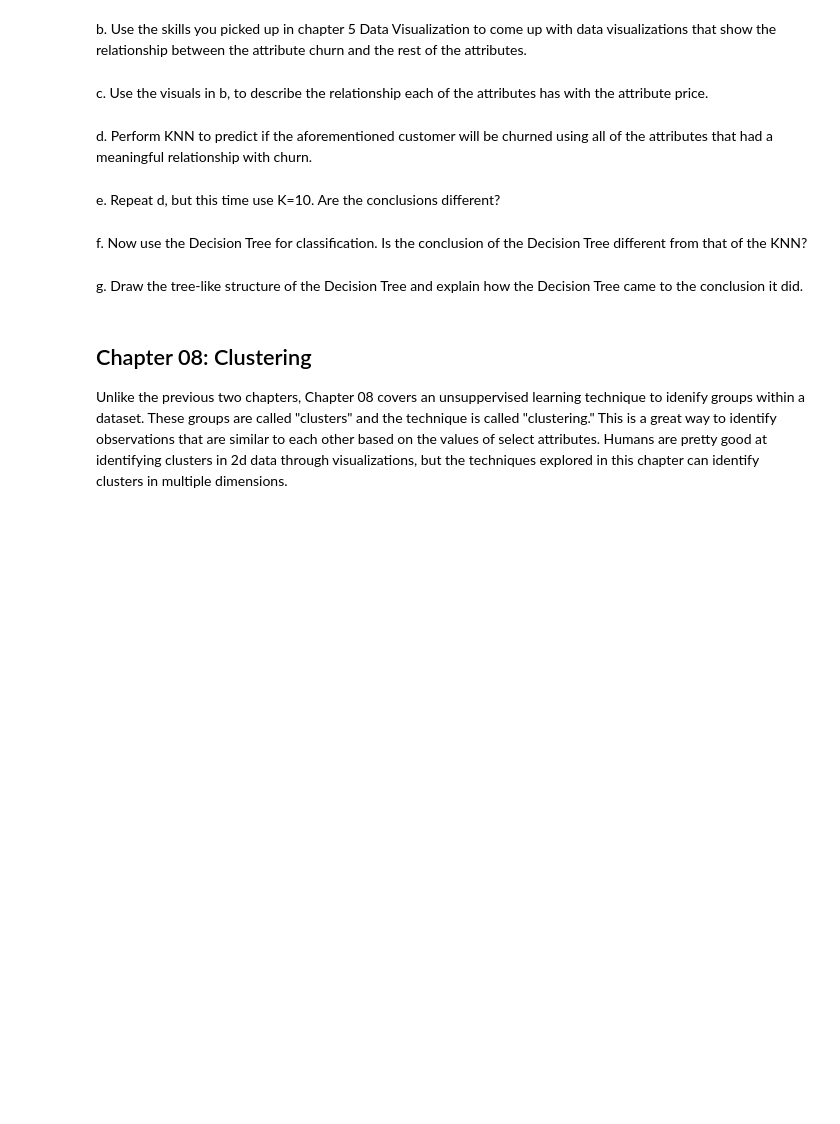
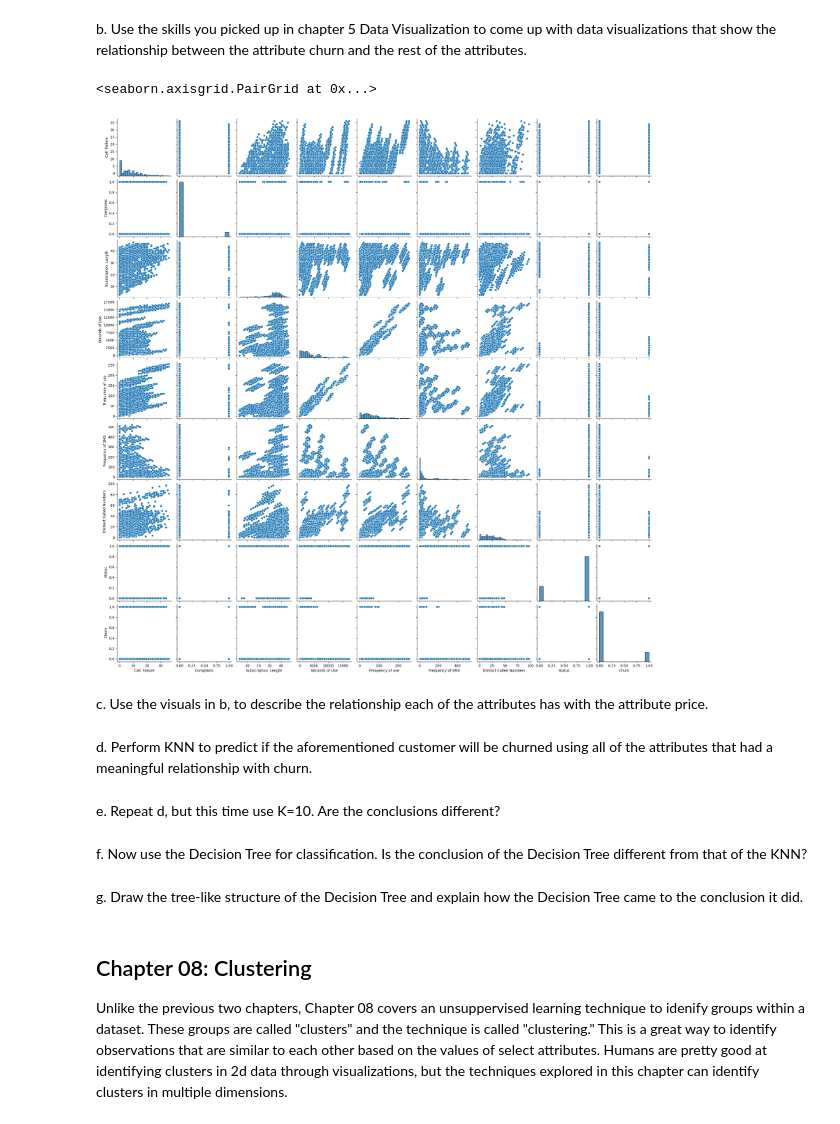
Before and after one commit to ColeDM-2020/Hands-On-Data-INST-447, a Jupyter notebook: Lab 4/wks04_analysis.ipynb, the cells around one changed output. Drawn from its saved outputs; the diff is of its cells as text; code cells hidden in the pictures; blank space fills up the shorter version.

```diff
--- a/Lab 4/wks04_analysis.ipynb
+++ b/Lab 4/wks04_analysis.ipynb
@@ -79,3 +102,6 @@ Frequency of SMS: 100, 	Distinct Called Numbers: 25, Status: 1.
 To do this, perform the following steps.
 # %% [markdown]
 a. Read the data into the pandas DataFrame customer_df.
+# %%
+customer_df = pd.read_csv('Customer Churn.csv')
+customer_df.head()
@@ -82,2 +115,7 @@ a. Read the data into the pandas DataFrame customer_df.
 # %% [markdown]
 b. Use the skills you picked up in chapter 5 Data Visualization to come up with data visualizations that show the relationship between the attribute churn and the rest of the attributes.
+# %%
+sns.pairplot(customer_df)
+# %% [output]
+<seaborn.axisgrid.PairGrid at 0x...>
+[figure, added]
```
Also changed, not shown: parts of 4 cells of this notebook.
